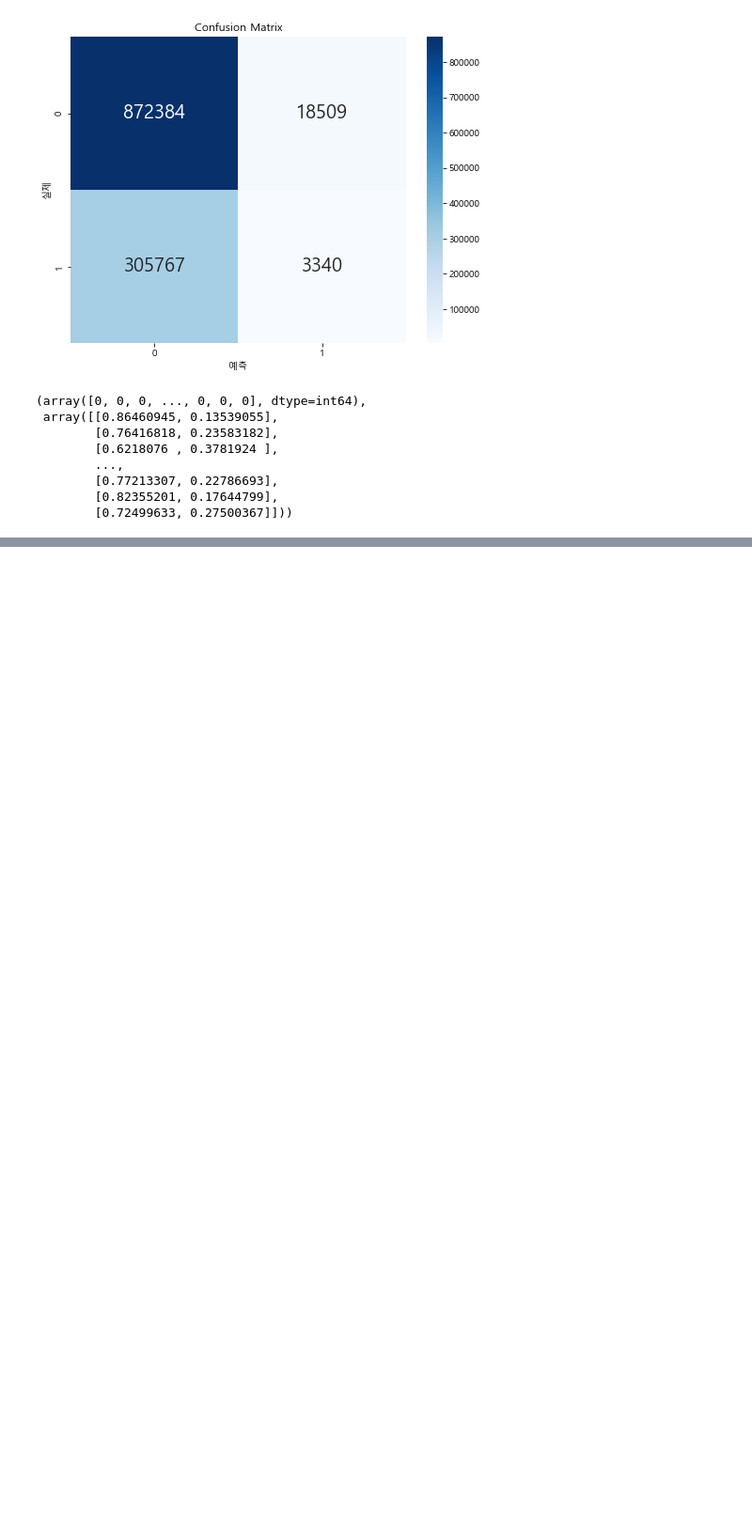
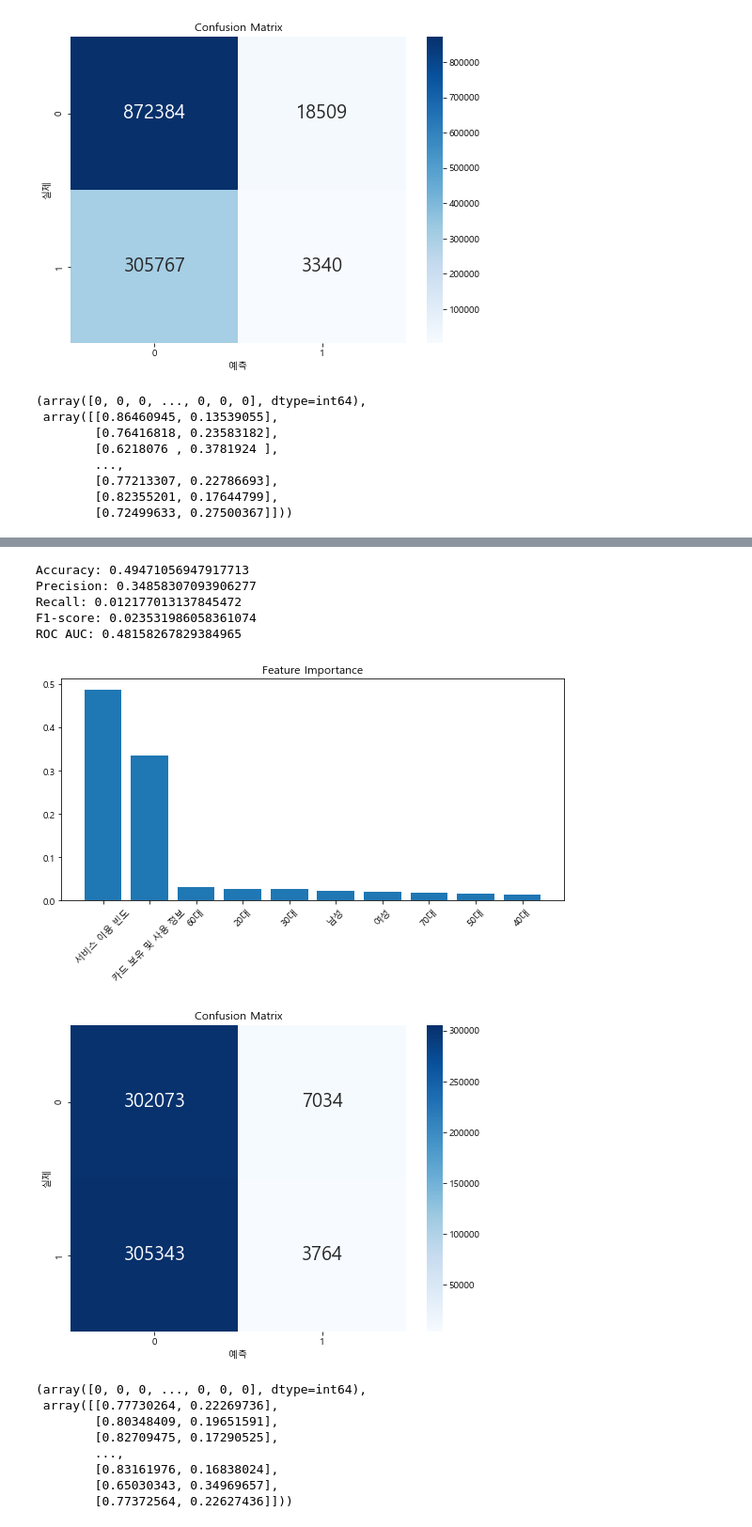
Before and after one commit to ev1025/Alternative-Credit-Scoring, a Jupyter notebook: 대안데이터 전처리, 모델링.ipynb, the cells around one changed output, grey strips where cells are left out. Shown at 94% size. Saved outputs shown, nothing was run; the diff lists cells and outputs as text; code cells hidden in the pictures; blank space fills up the shorter version.

```diff
--- a/대안데이터 전처리, 모델링.ipynb
+++ b/대안데이터 전처리, 모델링.ipynb
@@ -763,0 +882,18 @@ ROC AUC: 0.48169825894902124
+# %%
+evaluate_model(rf_corr_model, x_under, y_under)
+# %% [output]
+Accuracy: 0.49471056947917713
+Precision: 0.34858307093906277
+Recall: 0.012177013137845472
+F1-score: 0.023531986058361074
+ROC AUC: 0.48158267829384965
+[figure, added]
+[figure, added]
+(array([0, 0, 0, ..., 0, 0, 0], dtype=int64),
+ array([[0.77730264, 0.22269736],
+        [0.80348409, 0.19651591],
+        [0.82709475, 0.17290525],
+        ...,
+        [0.83161976, 0.16838024],
+        [0.65030343, 0.34969657],
+        [0.77372564, 0.22627436]]))
```
Also changed, not shown: parts of 9 cells of this notebook.
